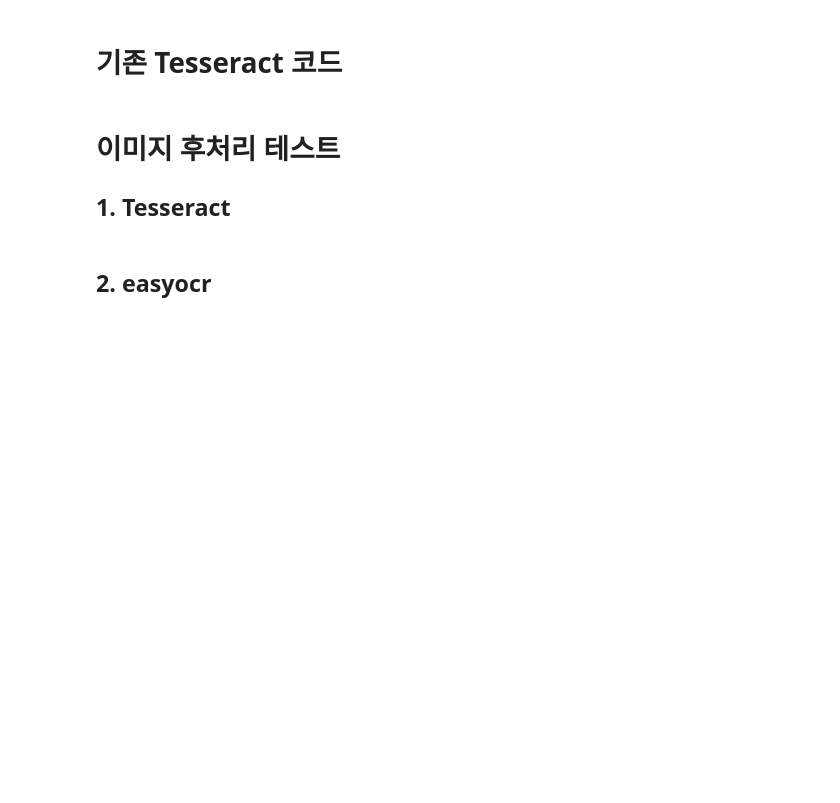
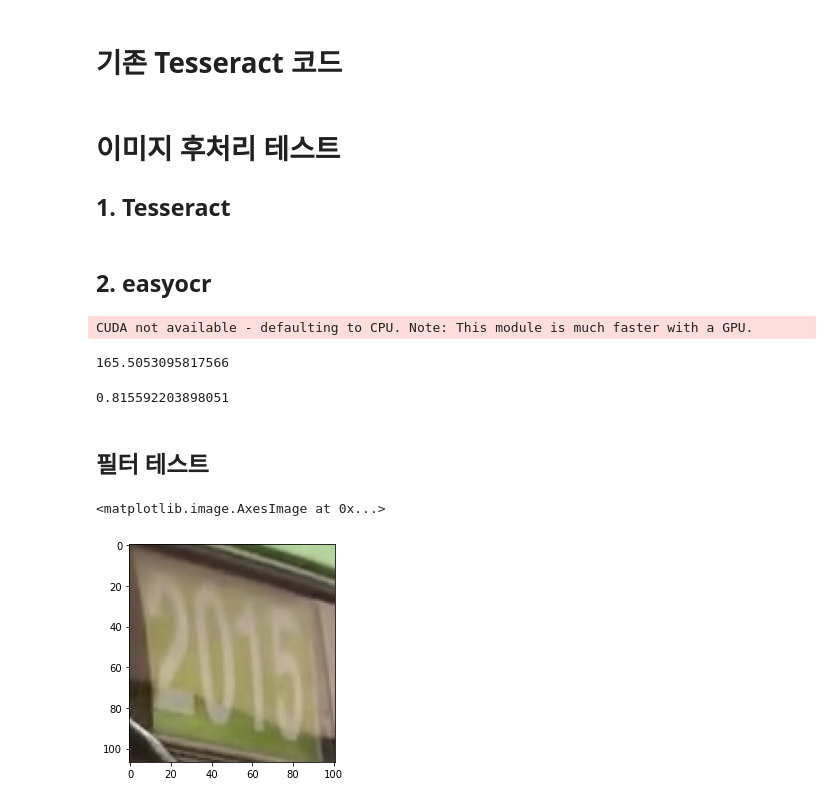
Before and after one commit to Eyes-On/AI, a Jupyter notebook: OCR/Image filter test.ipynb, the cells around one changed output. Drawn from its saved outputs; the diff is of its cells as text; code cells hidden in the pictures; blank space fills up the shorter version.

Commit message:
Test filter for OCR

```diff
--- a/OCR/Image filter test.ipynb
+++ b/OCR/Image filter test.ipynb
@@ -191,16 +198,14 @@ sum(result_list)/len(result_list)
 # %%
-import time
-import easyocr
-start = time.time()
-
-bus_num_fr_path = 'runs/hub/exp/crops/bus_num_fr/'
+bus_num_fr_path = 'yolov5/runs/hub/exp/crops/bus_num_fr/'
 file_list = os.listdir(bus_num_fr_path)
 result_list = list()
-reader = easyocr.Reader(['ko'])
+reader = easyocr.Reader(['ar'])
 
+start = time.time()
 for file in file_list:
     folder_name = file.split(' ')[0]
     try:
+#         blurred = cv2.GaussianBlur(img, (3, 3), 0)
         result = reader.readtext(cv2.imread(os.path.join(bus_num_fr_path, file)))[0][-2]
         result = re.findall('\d+', result)
     except:
@@ -208,9 +213,23 @@ for file in file_list:
 
     if folder_name in result:
         result_list.append(1)
-        print(folder_name, result)
     else:
         result_list.append(0)
 
 print(time.time() - start)
 sum(result_list)/len(result_list)
+# %% [output]
+CUDA not available - defaulting to CPU. Note: This module is much faster with a GPU.
+165.5053095817566
+0.815592203898051
+# %% [markdown]
+## 필터 테스트
+# %%
+test_img = 'yolov5/runs/hub/exp/crops/bus_num_fr/2015 (26).jpg'
+
+img = cv2.imread('yolov5/runs/hub/exp/crops/bus_num_fr/2015 (26).jpg')
+
+plt.imshow(img)
+# %% [output]
+<matplotlib.image.AxesImage at 0x...>
+[figure, added]
```
Also changed, not shown: parts of 12 cells of this notebook.
